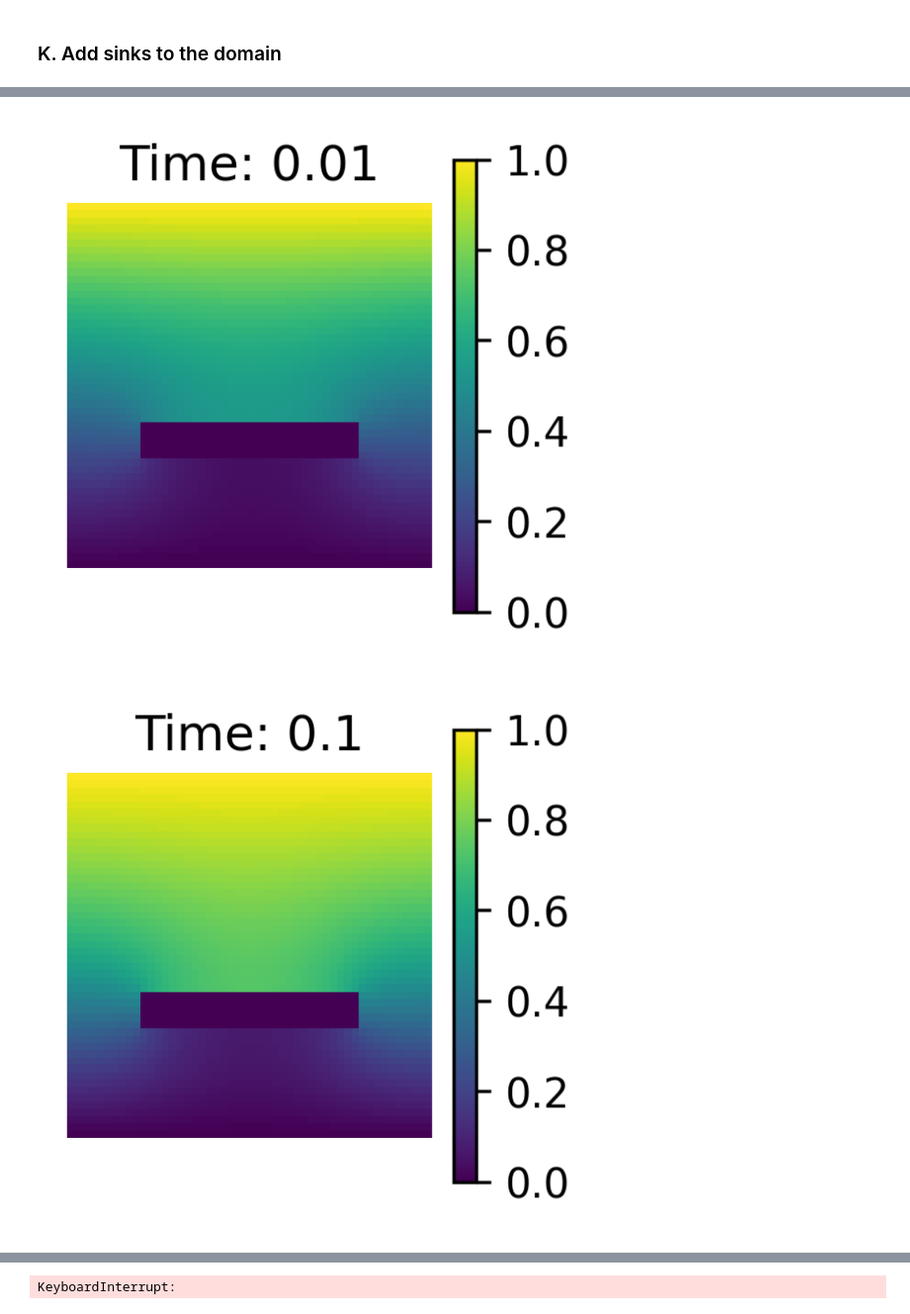
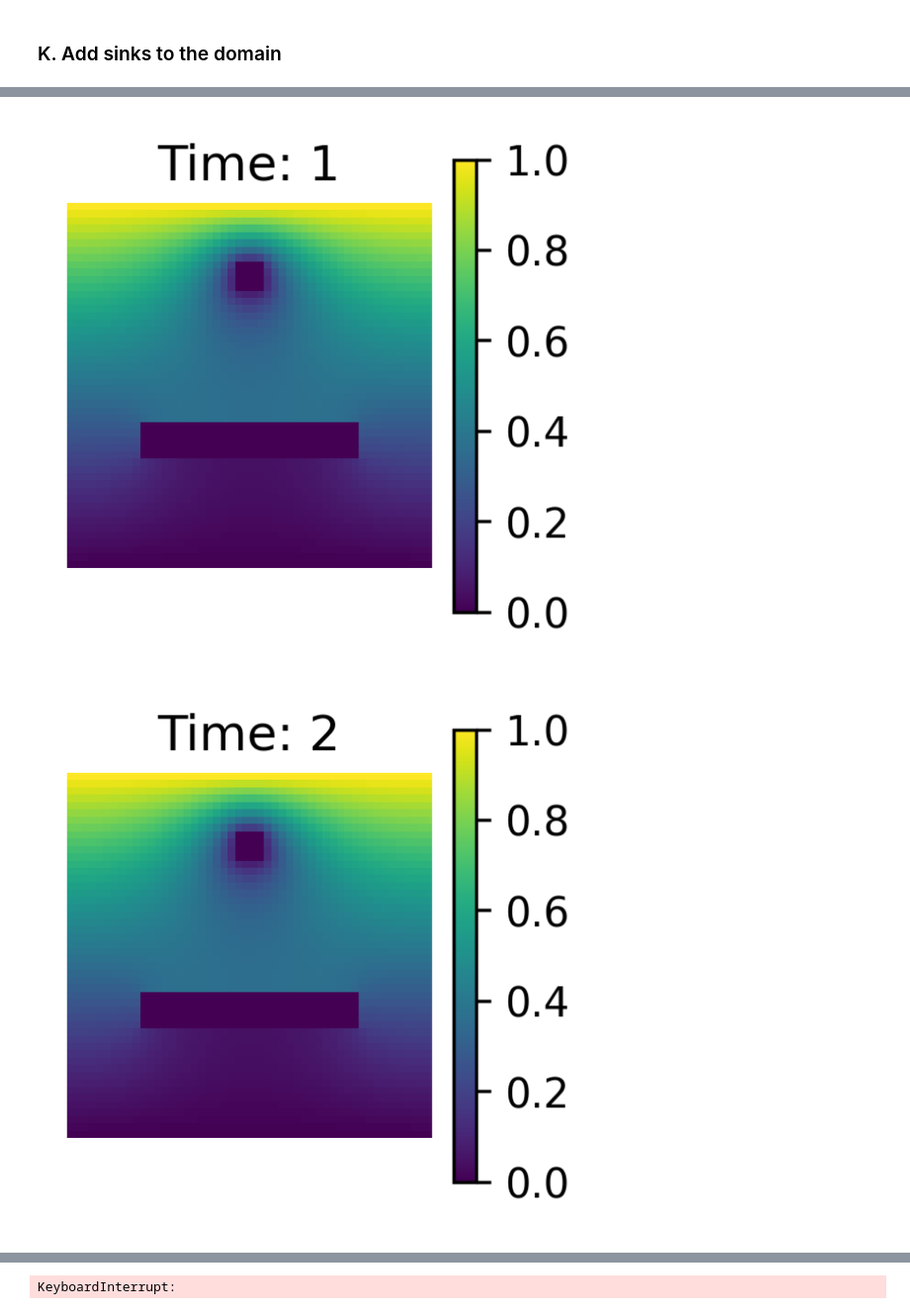
Before and after one commit to NitaiNijholt/ScientificComputing, a Jupyter notebook: assignment_1 - Copia.ipynb, the cells around one changed output, grey strips where cells are left out. Shown: that part at 99% size. Drawn from its saved outputs; the diff is of its cells as text; code cells hidden in the pictures.

Commit message:
Insulating material looking good

```diff
--- a/assignment_1 - Copia.ipynb
+++ b/assignment_1 - Copia.ipynb
@@ -648,7 +648,7 @@ def are_neighboors_insulating(insulating_mask,i,j,N):
     # Third, in i,j+1
     are_they_insulating[2] = insulating_mask[i,j+1] if is_point_in_bounds(insulating_mask,i,j+1) else insulating_mask[i,0]
     # Fourth, in i,j-1
-    are_they_insulating[3] = insulating_mask[i,j-1] if is_point_in_bounds(insulating_mask,i,j-1) else insulating_mask[i,0]
+    are_they_insulating[3] = insulating_mask[i,j-1] if is_point_in_bounds(insulating_mask,i,j-1) else insulating_mask[i,N-1]
 
     return are_they_insulating
 
@@ -704,14 +704,17 @@ def update_sor_updated(c,N,w,sink_mask,insulating_mask):
 # Simulate! Test it!
 XMAX,YMAX = 1,1
 N = 50 # Must be 50 because of the assignment
-MAX_TIME = 1 #5 # Max time we allow to run
-dt = 0.0001 #0.00005
+MAX_TIME = 5 #5 # Max time we allow to run
+dt = 0.001 #0.00005
 
 
 # Define sink and insulating material
-sink_mask = np.zeros((N,N))#square_sink_mask(side=10,ox=10,oy=20,N=N)
+#sink_mask = np.zeros((N,N))
+sink_mask = square_sink_mask(side=4,ox=8,oy=23,N=N)
+
 #plt.imshow(sink_mask)
 #plt.title('Sink mask')
+
 insulating_mask = rectangle_insulating_mask(w=5,h=30,ox=30,oy=10,N=N)
 
 #plt.imshow(insulating_mask)
@@ -739,7 +742,7 @@ for t in range(int(MAX_TIME/dt)):
 np.save('c_sim_succor_sink_insulating.npy',c_sim_succor)
 # %%
 # Print evolution
-times = [0.001,0.01,0.1,1]
+times = [0.001,1,2,3,4,5]
 
 # Get system at desired times
 for i in range(len(times)):
@@ -758,2 +761,2 @@ for i in range(len(times)):
-[figure, old version]
+[figure, new version]
-[figure, old version]
+[figure, new version]
```
Also changed, not shown: parts of 1 cell of this notebook.
